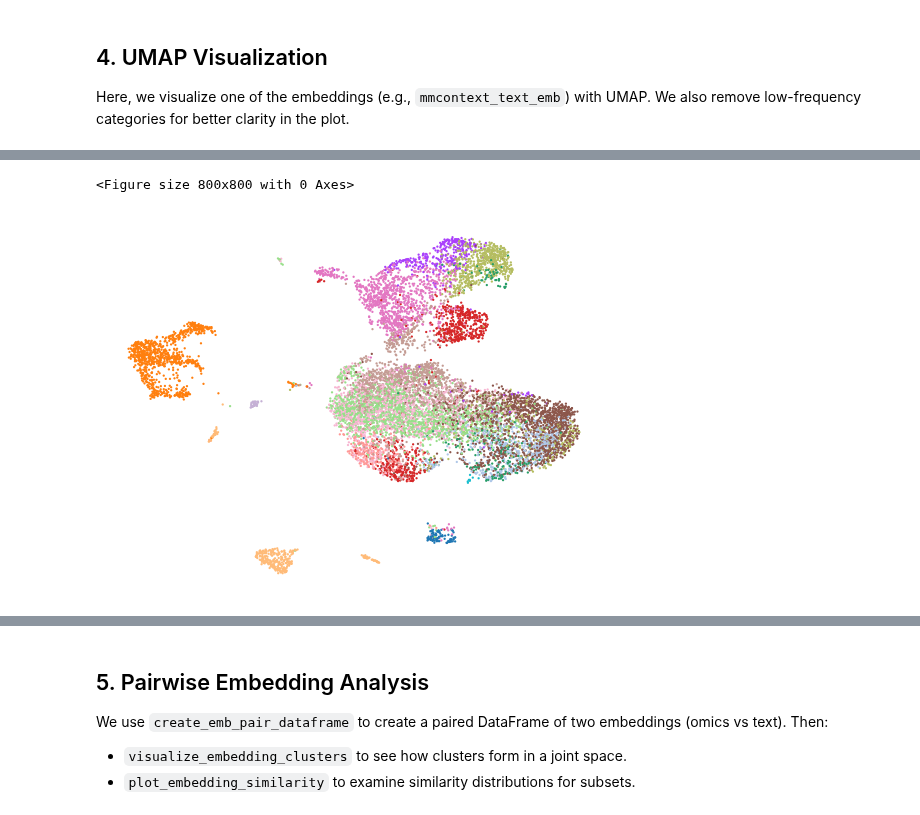
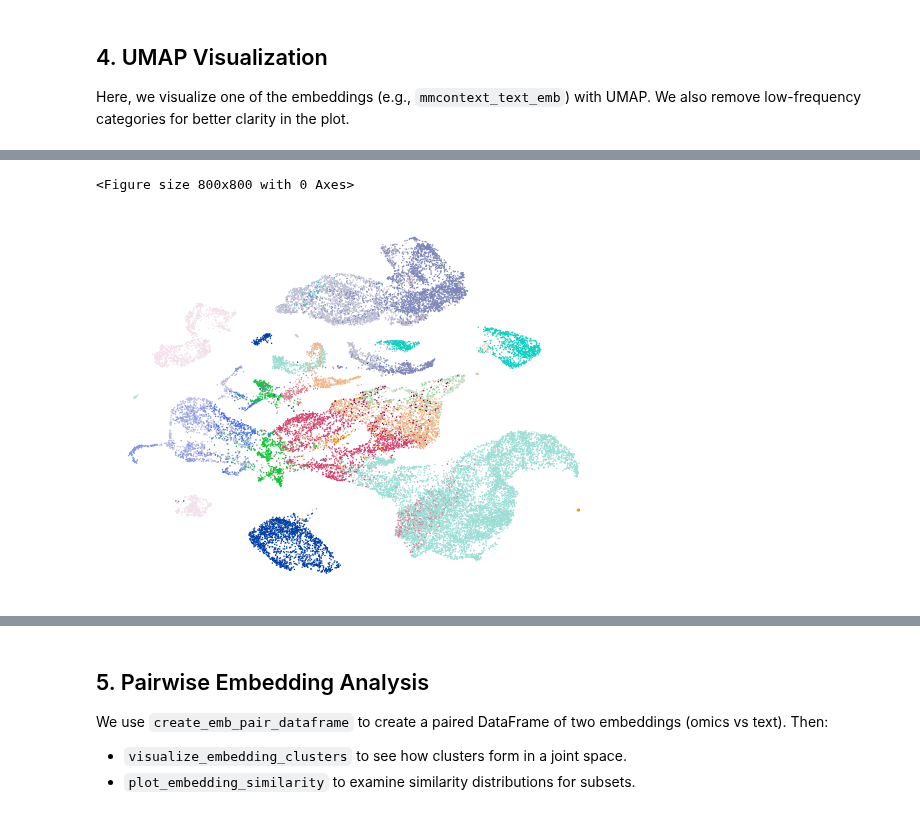
Before and after one commit to mengerj/mmcontext, a Jupyter notebook: exploratory/notebooks/eval_model.ipynb, the cells around one changed output, grey strips where cells are left out. Cells and saved outputs as stored; diff of their text form; code cells hidden in the pictures.

```diff
--- a/exploratory/notebooks/eval_model.ipynb
+++ b/exploratory/notebooks/eval_model.ipynb
@@ -24,15 +27,15 @@ import pandas as pd
 from datasets import load_dataset
 from sentence_transformers import SentenceTransformer
 
-from mmcontext.engine import OmicsQueryAnnotator
 from mmcontext.eval import evaluate_annotation_accuracy, scibEvaluator, zero_shot_classification_roc
+from mmcontext.eval.query_annotate import OmicsQueryAnnotator
 from mmcontext.eval.utils import create_emb_pair_dataframe
+from mmcontext.file_utils import load_test_adata_from_hf_dataset
+from mmcontext.pl import plot_umap, visualize_embedding_clusters
+from mmcontext.pl.plotting import plot_embedding_similarity, plot_grouped_bar_chart, plot_query_scores_umap
 
 # mmcontext imports
-from mmcontext.file_utils import load_test_adata_from_hf_dataset, setup_logging
-from mmcontext.pl import plot_umap, visualize_embedding_clusters
-from mmcontext.pl.plotting import plot_embedding_similarity, plot_grouped_bar_chart, plot_query_scores_umap
-from mmcontext.utils import consolidate_low_frequency_categories
+from mmcontext.utils import consolidate_low_frequency_categories, setup_logging
 
 logger = setup_logging()
 
@@ -44,12 +47,12 @@ logger = setup_logging()
 SAVE_RESULTS = False  # Optionally toggle saving results
 SAVE_FIGURES = False  # Optionally toggle saving figures
 
-MODEL_NAME = "jo-mengr/mmcontext-100k-natural_language_annotation-pca-2048-text-unfrozen"  # Example model name
-DATASET_NAME = "geo_70k_pairs_natural_language_annotation"  # Example dataset name
+MODEL_NAME = "jo-mengr/mmcontext-100k-natural_language_annotation-geneformer-2048-text-unfrozen"  # Example model name
+DATASET_NAME = "tabula_sapiens_bone_marrow_single"  # Example dataset name
 
 # These keys can be adapted to your AnnData
-BATCH_KEY = "study"
-LABEL_KEY = "natural_language_annotation"  # The column used for bio labels
+BATCH_KEY = "_scvi_batch"
+LABEL_KEY = "cell_type"  # The column used for bio labels
 # Additional keys for scibEvaluator
 EMBEDDING_KEYS = [
     "mmcontext_emb",
@@ -64,7 +67,7 @@ EMBEDDING_KEYS = [
 # Zero-shot classification function parameters
 ZERO_SHOT_LABEL_KEY = LABEL_KEY
 ZERO_SHOT_EMB_KEY = "mmcontext_emb"
-ZERO_SHOT_TEXT_TEMPLATE = {}  # "A sample of {} from a healthy individual"
+ZERO_SHOT_TEXT_TEMPLATE = "A {} from human bone marrow"  # "A sample of {} from a healthy individual"
 
 logger.info("Configuration parameters set.")
 # %% [output]
@@ -77,7 +79,7 @@ logger.info("Loading dataset from HuggingFace...")
 dataset = load_dataset(f"jo-mengr/{DATASET_NAME}", download_mode="force_redownload")
 
 logger.info("Splitting to test subset...")
-test_dataset = dataset["val"]
+test_dataset = dataset["test"]
 
 logger.info("Loading model...")
 model = SentenceTransformer(MODEL_NAME)
@@ -138,7 +146,7 @@ model[0].text_encoder_name
 'pritamdeka/S-BioBert-snli-multinli-stsb'
 # %%
 logger.info("Generating text embeddings with pre-trained multi-modal model...")
-text_annotations = test_dataset["caption"]  # adata.obs[LABEL_KEY].values.tolist()
+text_annotations = adata.obs[LABEL_KEY].values.tolist()  # test_dataset["caption"]
 text_embeddings = model.encode(text_annotations)
 logger.info("Generating text embeddings with original text model...")
 text_encoder_name = model[0].text_encoder_name
@@ -179,8 +187,8 @@ Here, we visualize one of the embeddings (e.g., `mmcontext_text_emb`) with UMAP.
 logger.info("Consolidating low-frequency categories...")
 # LABEL_KEY = BATCH_KEY
 adata_cut = adata.copy()
-# LABEL_KEY = "leiden_X_geneformer"
-adata_cut = consolidate_low_frequency_categories(adata_cut, [LABEL_KEY], threshold=0)
+LABEL_KEY = "cell_type"
+adata_cut = consolidate_low_frequency_categories(adata_cut, [LABEL_KEY], threshold=10, remove=True)
 
 # The color_key can be changed to anything in adata.obs, e.g. BATCH_KEY or LABEL_KEY.
 color_key = LABEL_KEY
@@ -189,17 +197,11 @@ logger.info("Plotting UMAP...")
 plot_umap(
     adata_cut,
     color_key=color_key,
-    embedding_key="mmcontext_emb",
+    embedding_key="X_geneformer",
     title="",
     legend_loc=None,
     save_plot=False,
     save_format="svg",
     save_dir=".",
 )
-
-if SAVE_FIGURES:
-    import matplotlib.pyplot as plt
-
-    plt.savefig("umap_visualization.png", dpi=150)
-    logger.info("UMAP plot saved to umap_visualization.png")
 # %% [output]
@@ -210,2 +212,2 @@ if SAVE_FIGURES:
 <Figure size 800x800 with 0 Axes>
-[figure, old version]
+[figure, new version]
```
Also changed, not shown: parts of 8 cells of this notebook, 8 other files.
